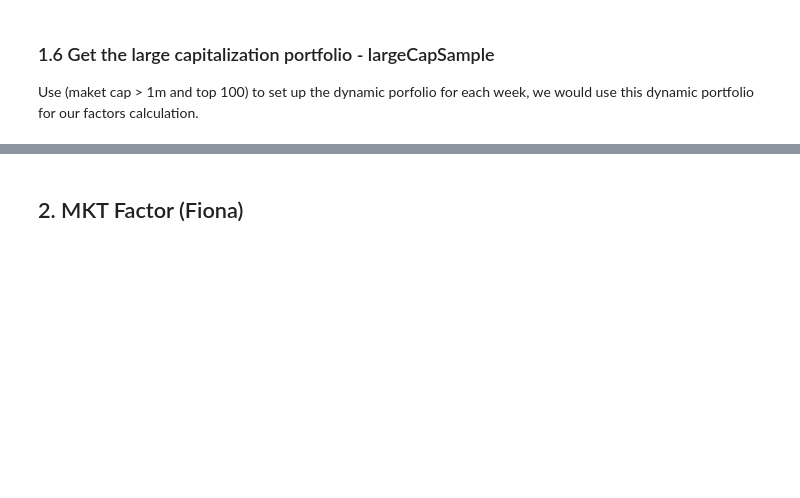
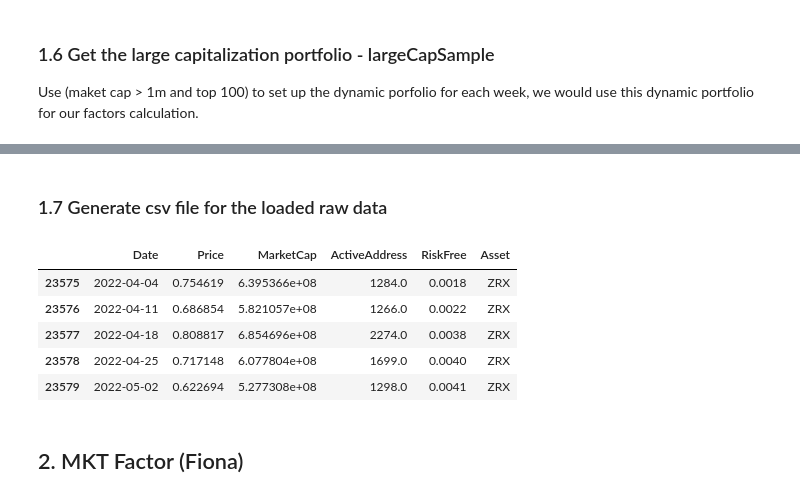
Before and after one commit to PracticumCrypto/C5-Analyzer, a Jupyter notebook: ALL.ipynb, the cells around one changed output, grey strips where cells are left out. Saved outputs shown, nothing was run; the diff lists cells and outputs as text; code cells hidden in the pictures; blank space fills up the shorter version.

```diff
--- a/ALL.ipynb
+++ b/ALL.ipynb
@@ -287,0 +275,2 @@ largeCapSample.head()
+# %% [markdown]
+### 1.7 Generate csv file for the loaded raw data
@@ -288,3 +282,12 @@ largeCapSample.head()
+# %%
+fullSample_raw.tail()
+# %% [output]
+|  | Date | Price | MarketCap | ActiveAddress | RiskFree | Asset |
+| 23575 | 2022-04-04 | 0.754619 | 6.395366e+08 | 1284.0 | 0.0018 | ZRX |
+| 23576 | 2022-04-11 | 0.686854 | 5.821057e+08 | 1266.0 | 0.0022 | ZRX |
+| 23577 | 2022-04-18 | 0.808817 | 6.854696e+08 | 2274.0 | 0.0038 | ZRX |
+| 23578 | 2022-04-25 | 0.717148 | 6.077804e+08 | 1699.0 | 0.0040 | ZRX |
+| 23579 | 2022-05-02 | 0.622694 | 5.277308e+08 | 1298.0 | 0.0041 | ZRX |
 # %% [markdown]
 ## 2. MKT Factor (Fiona)
 # %% [markdown]
```
Also changed, not shown: parts of 19 cells of this notebook, 3 other files.
